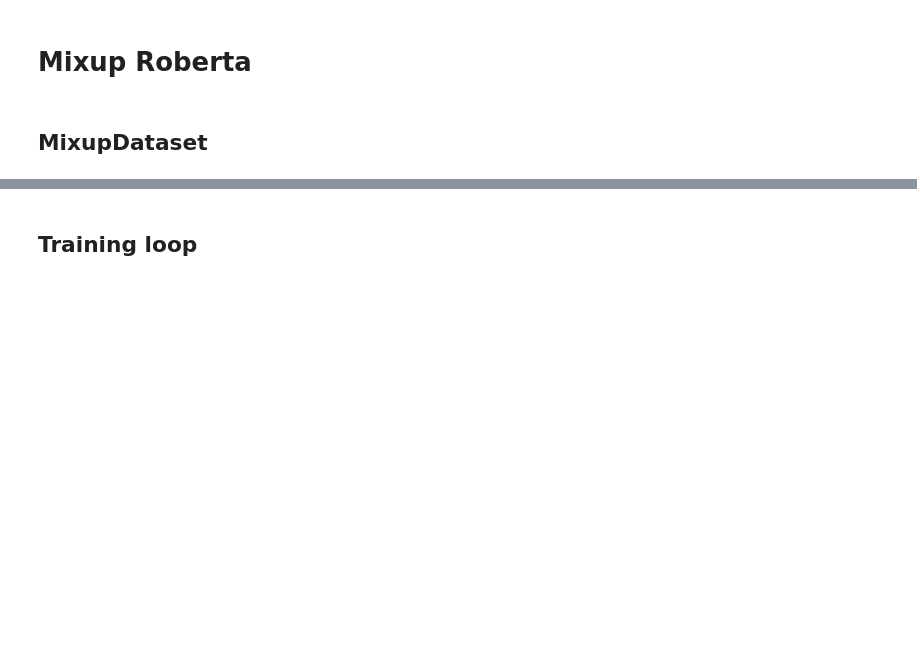
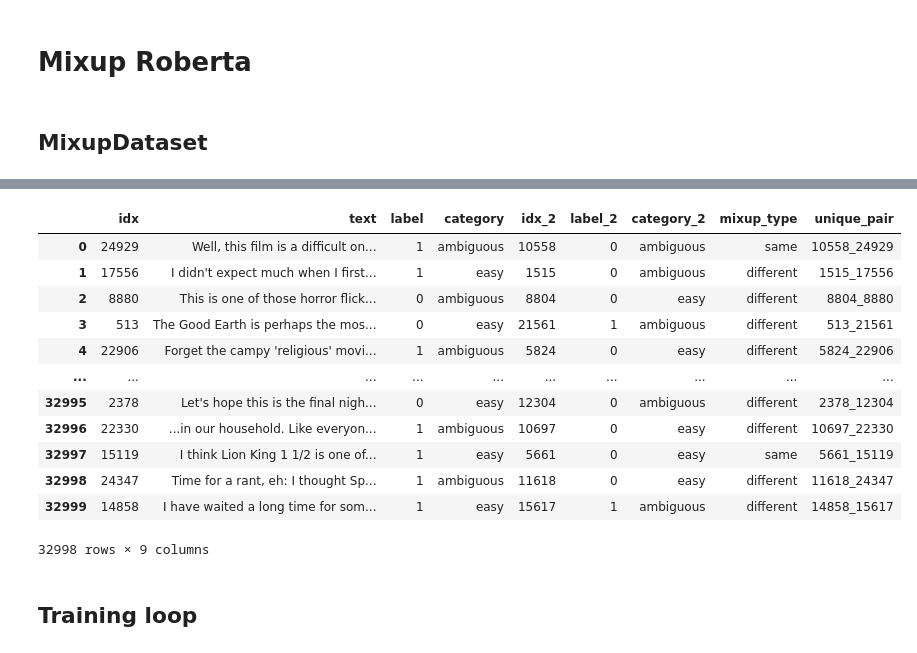
Before and after one commit to Raghav1606/Training-Dyamics-and-Entropy-Aware-Mixup-for-Robust-Text-Classification, a Jupyter notebook: notebooks/mixup_training.ipynb, the cells around one changed output, grey strips where cells are left out. Cells and saved outputs as stored; diff of their text form; code cells hidden in the pictures; blank space fills up the shorter version.

```diff
--- a/notebooks/mixup_training.ipynb
+++ b/notebooks/mixup_training.ipynb
@@ -566,3 +626,19 @@ mixup_dataset
+# %%
+mixup_dataset.drop_duplicates(subset=["unique_pair"])
+# %% [output]
+|  | idx | text | label | category | idx_2 | label_2 | category_2 | mixup_type | unique_pair |
+| 0 | 24929 | Well, this film is a difficult on... | 1 | ambiguous | 10558 | 0 | ambiguous | same | 10558_24929 |
+| 1 | 17556 | I didn't expect much when I first... | 1 | easy | 1515 | 0 | ambiguous | different | 1515_17556 |
+| 2 | 8880 | This is one of those horror flick... | 0 | ambiguous | 8804 | 0 | easy | different | 8804_8880 |
+| 3 | 513 | The Good Earth is perhaps the mos... | 0 | easy | 21561 | 1 | ambiguous | different | 513_21561 |
+| 4 | 22906 | Forget the campy 'religious' movi... | 1 | ambiguous | 5824 | 0 | easy | different | 5824_22906 |
+| ... | ... | ... | ... | ... | ... | ... | ... | ... | ... |
+| 32995 | 2378 | Let's hope this is the final nigh... | 0 | easy | 12304 | 0 | ambiguous | different | 2378_12304 |
+| 32996 | 22330 | ...in our household. Like everyon... | 1 | ambiguous | 10697 | 0 | easy | different | 10697_22330 |
+| 32997 | 15119 | I think Lion King 1 1/2 is one of... | 1 | easy | 5661 | 0 | easy | same | 5661_15119 |
+| 32998 | 24347 | Time for a rant, eh: I thought Sp... | 1 | ambiguous | 11618 | 0 | easy | different | 11618_24347 |
+| 32999 | 14858 | I have waited a long time for som... | 1 | easy | 15617 | 1 | ambiguous | different | 14858_15617 |
+32998 rows × 9 columns
 # %%
 class MixupDataset(Dataset):
 
```
Also changed, not shown: parts of 8 cells of this notebook, 17 other files.
